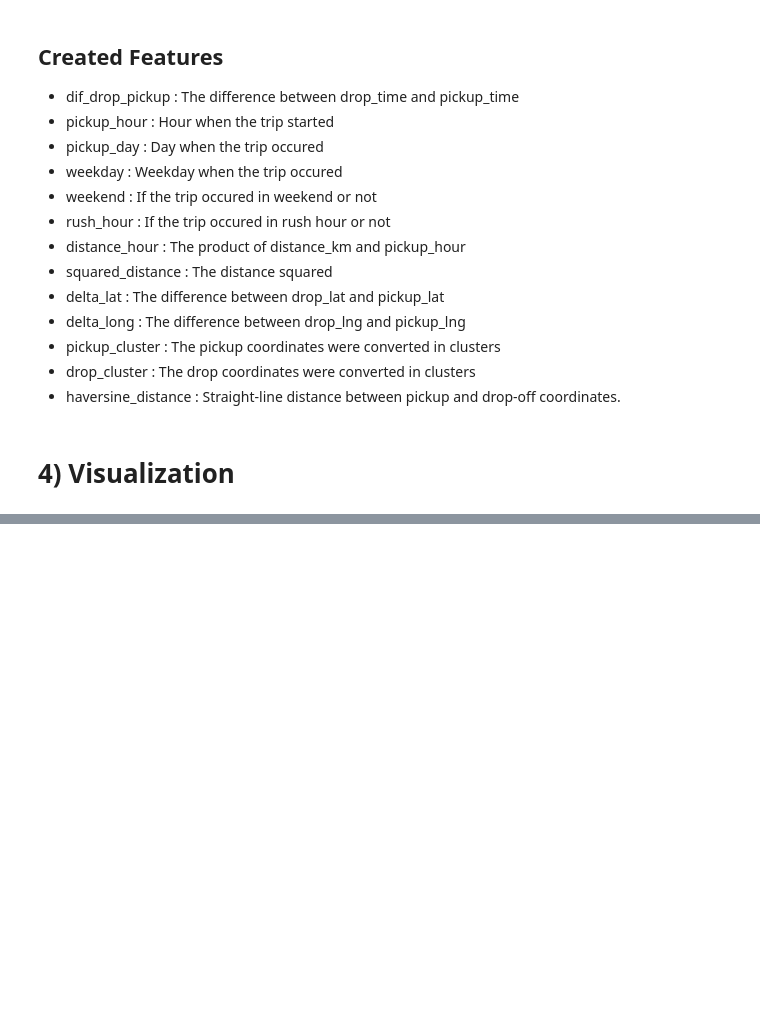
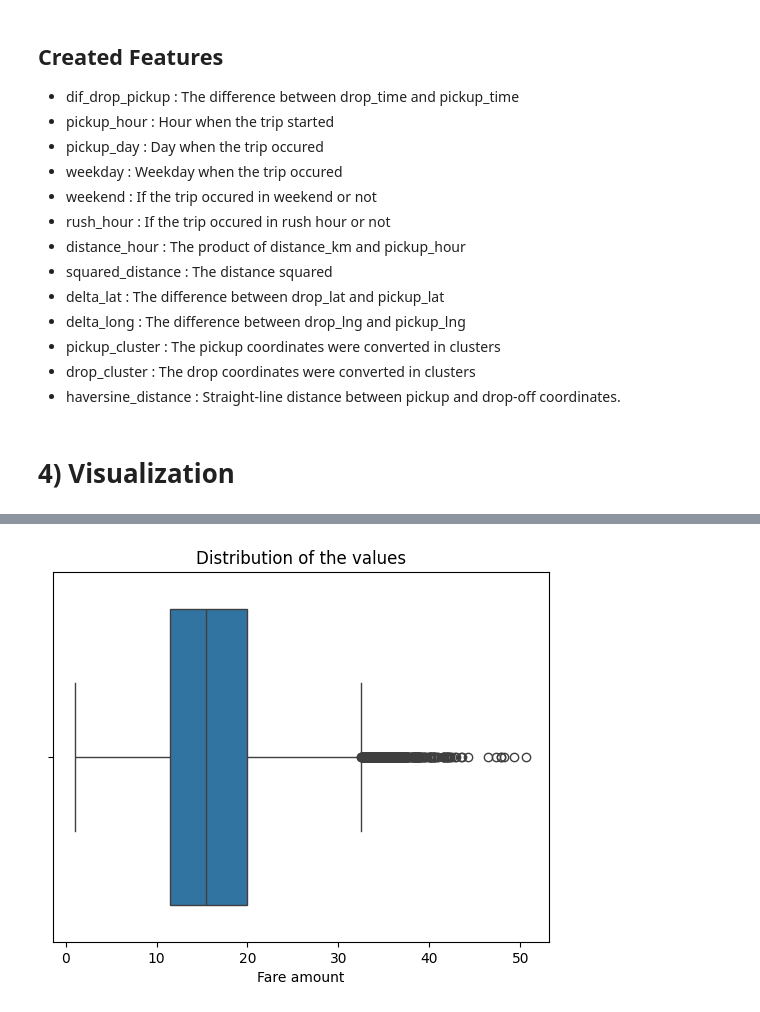
Before and after one commit to SJ-Santos/EndToEndMLProject, a Jupyter notebook: notebook/EDA.ipynb, the cells around one changed output, grey strips where cells are left out. Saved outputs shown, nothing was run; the diff lists cells and outputs as text; code cells hidden in the pictures; blank space fills up the shorter version.

```diff
--- a/notebook/EDA.ipynb
+++ b/notebook/EDA.ipynb
@@ -363,0 +383,11 @@ print(df)
+# %%
+fig,ax = plt.subplots()
+
+sns.boxplot(x=df['fare_amount'], ax=ax)
+
+ax.set_title('Distribution of the values')
+ax.set_xlabel('Fare amount')
+
+plt.show()
+# %% [output]
+[figure, added]
```
Also changed, not shown: parts of 5 cells of this notebook.
